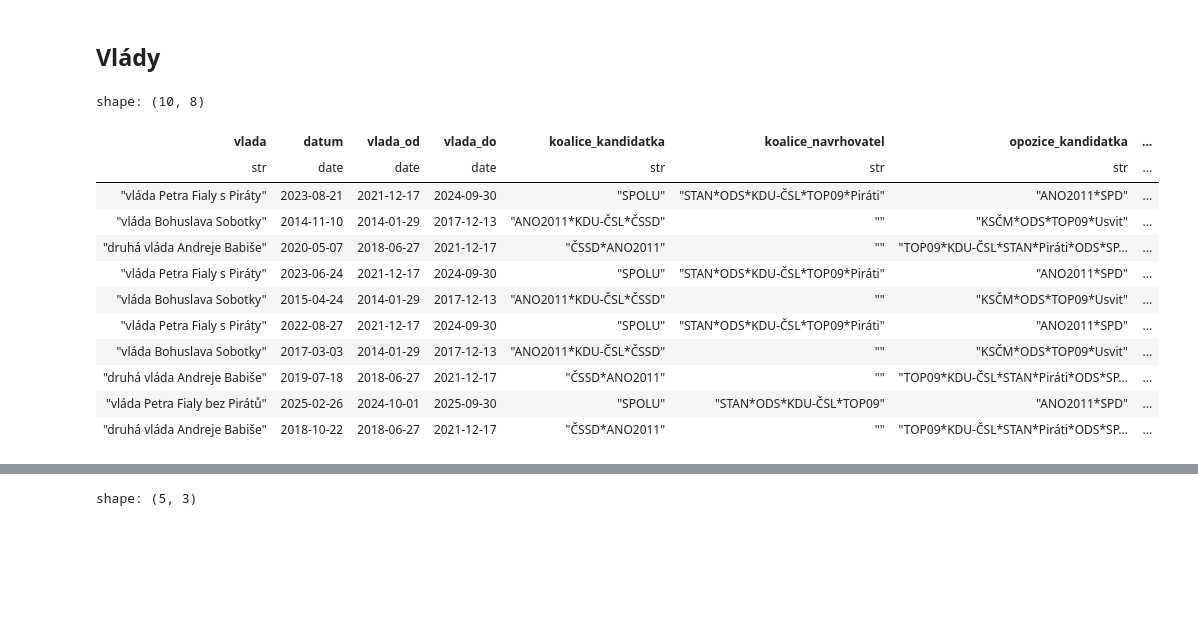
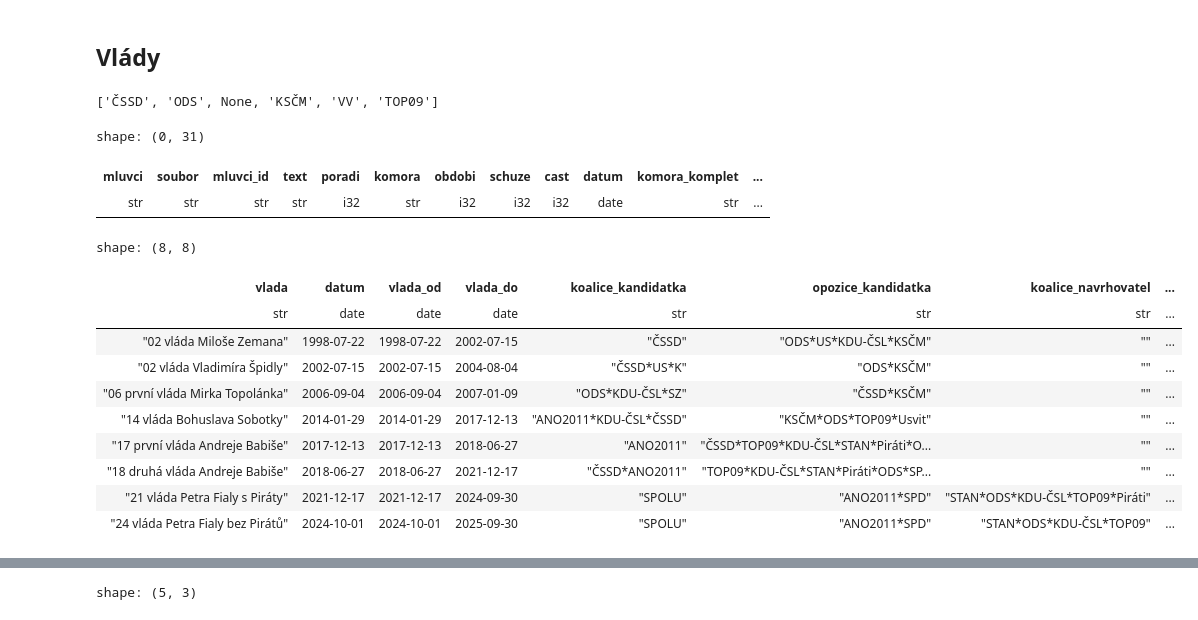
Before and after one commit to DataRozhlas/stenoprotokoly, a Jupyter notebook: 901b_mluvci.ipynb, the cells around one changed output, grey strips where cells are left out. Drawn from its saved outputs; the diff is of its cells as text; code cells hidden in the pictures; blank space fills up the shorter version.

```diff
--- a/119_mluvci.ipynb
+++ b/901b_mluvci.ipynb
@@ -664,25 +664,35 @@ shape: (210, 2)
 ## Vlády
 # %%
 import pandas as pd
+# %%
+df.filter(pl.col("obdobi") == 2010).select(pl.col("kandidatka")).unique().to_series().to_list()
+# %% [output]
+['ČSSD', 'ODS', None, 'KSČM', 'VV', 'TOP09']
+# %%
+df.filter(pl.col("obdobi") == 1996).filter(pl.col("kandidatka") == "K")
+# %% [output]
+shape: (0, 31)
+| mluvci | soubor | mluvci_id | text | poradi | komora | obdobi | schuze | cast | datum | komora_komplet | ... |
+| str | str | str | str | i32 | str | i32 | i32 | i32 | date | str | ... |
 # %%
 vlady = [
-    {'vlada': 'první vláda Václava Klause', 'vlada_od': '2. 7. 1992', 'vlada_do': '4. 7. 1996'},
-    {'vlada': 'druhá vláda Václava Klause', 'vlada_od': '4. 7. 1996', 'vlada_do': '2. 1. 1998'},
-    {'vlada': 'vláda Josefa Tošovského', 'vlada_od': '2. 1. 1998', 'vlada_do': '22. 7. 1998'},
-    {'vlada': 'vláda Miloše Zemana', 'vlada_od': '22. 7. 1998', 'vlada_do': '15. 7. 2002'},
-    {'vlada': 'vláda Vladimíra Špidly', 'vlada_od': '15. 7. 2002', 'vlada_do': '4. 8. 2004'},
-    {'vlada': 'vláda Stanislava Grosse', 'vlada_od': '4. 8. 2004', 'vlada_do': '25. 4. 2005'},
-    {'vlada': 'vláda Jiřího Paroubka', 'vlada_od': '25. 4. 2005', 'vlada_do': '4. 9. 2006'},
-    {'vlada': 'první vláda Mirka Topolánka', 'vlada_od': '4. 9. 2006', 'vlada_do': '9. 1. 2007'},
-    {'vlada': 'druhá vláda Mirka Topolánka', 'vlada_od': '9. 1. 2007', 'vlada_do': '8. 5. 2009'},
-    {'vlada': 'vláda Jana Fischera', 'vlada_od': '8. 5. 2009', 'vlada_do': '13. 7. 2010'},
-    {'vlada': 'vláda Petra Nečase', 'vlada_od': '13. 7. 2010', 'vlada_do': '10. 7. 2013'},
-    {'vlada': 'vláda Jiřího Rusnoka', 'vlada_od': '10. 7. 2013', 'vlada_do': '29. 1. 2014'},
-    {'vlada': 'vláda Bohuslava Sobotky', 'vlada_od': '29. 1. 2014', 'vlada_do': '13. 12. 2017', 'koalice_kandidatka':["ANO2011","KDU-ČSL","ČSSD"],'koalice_navrhovatel':[],'opozice_kandidatka':["KSČM","ODS","TOP09","Usvit"], 'opozice_navrhovatel':[]},
-    {'vlada': 'první vláda Andreje Babiše', 'vlada_od': '13. 12. 2017', 'vlada_do': '27. 6. 2018', 'koalice_kandidatka':["ANO2011"],'koalice_navrhovatel':[],'opozice_kandidatka':["ČSSD","TOP09","KDU-ČSL","STAN","Piráti","ODS","SPD","KSČM"],  'opozice_navrhovatel':[]},
-    {'vlada': 'druhá vláda Andreje Babiše', 'vlada_od': '27. 6. 2018', 'vlada_do': '17. 12. 2021', 'koalice_kandidatka':["ČSSD","ANO2011"],'koalice_navrhovatel':[],'opozice_kandidatka':["TOP09","KDU-ČSL","STAN","Piráti","ODS","SPD","KSČM"], 'opozice_navrhovatel':[]},
-    {'vlada': 'vláda Petra Fialy s Piráty', 'vlada_od': '17. 12. 2021', 'vlada_do': '30. 9. 2024', 'koalice_kandidatka':['SPOLU'],'koalice_navrhovatel':['STAN','ODS','KDU-ČSL','TOP09','Piráti'], 'opozice_kandidatka':['ANO2011','SPD'],'opozice_navrhovatel':[]},
-    {'vlada': 'vláda Petra Fialy bez Pirátů', 'vlada_od': '1. 10. 2024', 'vlada_do': '30. 9. 2025', 'koalice_kandidatka':['SPOLU'],'koalice_navrhovatel':['STAN','ODS','KDU-ČSL','TOP09'],'opozice_kandidatka':['ANO2011','SPD'],'opozice_navrhovatel':['Piráti']},
+    {'vlada': '92 první vláda Václava Klause', 'vlada_od': '2. 7. 1992', 'vlada_do': '4. 7. 1996'},
+    {'vlada': '96 druhá vláda Václava Klause', 'vlada_od': '4. 7. 1996', 'vlada_do': '2. 1. 1998'},
+    {'vlada': '98 vláda Josefa Tošovského', 'vlada_od': '2. 1. 1998', 'vlada_do': '22. 7. 1998'},
+    {'vlada': '02 vláda Miloše Zemana', 'vlada_od': '22. 7. 1998', 'vlada_do': '15. 7. 2002', 'koalice_kandidatka':['ČSSD'], 'opozice_kandidatka': ['ODS','US','KDU-ČSL','KSČM'], 'koalice_navrhovatel':[], 'opozice_navrhovatel':[]},
+    {'vlada': '02 vláda Vladimíra Špidly', 'vlada_od': '15. 7. 2002', 'vlada_do': '4. 8. 2004', 'koalice_kandidatka':['ČSSD','US','K'], 'opozice_kandidatka': ['ODS','KSČM'], 'koalice_navrhovatel':[], 'opozice_navrhovatel':[]},
+    {'vlada': '04 vláda Stanislava Grosse', 'vlada_od': '4. 8. 2004', 'vlada_do': '25. 4. 2005', 'koalice_kandidatka':['ČSSD','US','K'], 'opozice_kandidatka': ['ODS','KSČM'], 'koalice_navrhovatel':[], 'opozice_navrhovatel':[]},
+    {'vlada': '05 vláda Jiřího Paroubka', 'vlada_od': '25. 4. 2005', 'vlada_do': '4. 9. 2006', 'koalice_kandidatka':['ČSSD','US','K'], 'opozice_kandidatka': ['ODS','KSČM'], 'koalice_navrhovatel':[], 'opozice_navrhovatel':[]},
+    {'vlada': '06 první vláda Mirka Topolánka', 'vlada_od': '4. 9. 2006', 'vlada_do': '9. 1. 2007', 'koalice_kandidatka':['ODS','KDU-ČSL','SZ'], 'opozice_kandidatka':['ČSSD','KSČM'], 'koalice_navrhovatel':[], 'opozice_navrhovatel':[]},
+    {'vlada': '07 druhá vláda Mirka Topolánka', 'vlada_od': '9. 1. 2007', 'vlada_do': '8. 5. 2009', 'koalice_kandidatka':['ODS','KDU-ČSL','SZ'], 'opozice_kandidatka':['ČSSD','KSČM'], 'koalice_navrhovatel':[], 'opozice_navrhovatel':[]},
+    {'vlada': '09 vláda Jana Fischera', 'vlada_od': '8. 5. 2009', 'vlada_do': '13. 7. 2010'},
+    {'vlada': '10 vláda Petra Nečase', 'vlada_od': '13. 7. 2010', 'vlada_do': '10. 7. 2013'},
+    {'vlada': '13 vláda Jiřího Rusnoka', 'vlada_od': '10. 7. 2013', 'vlada_do': '29. 1. 2014'},
+    {'vlada': '14 vláda Bohuslava Sobotky', 'vlada_od': '29. 1. 2014', 'vlada_do': '13. 12. 2017', 'koalice_kandidatka':["ANO2011","KDU-ČSL","ČSSD"],'koalice_navrhovatel':[],'opozice_kandidatka':["KSČM","ODS","TOP09","Usvit"], 'opozice_navrhovatel':[]},
+    {'vlada': '17 první vláda Andreje Babiše', 'vlada_od': '13. 12. 2017', 'vlada_do': '27. 6. 2018', 'koalice_kandidatka':["ANO2011"],'koalice_navrhovatel':[],'opozice_kandidatka':["ČSSD","TOP09","KDU-ČSL","STAN","Piráti","ODS","SPD","KSČM"],  'opozice_navrhovatel':[]},
+    {'vlada': '18 druhá vláda Andreje Babiše', 'vlada_od': '27. 6. 2018', 'vlada_do': '17. 12. 2021', 'koalice_kandidatka':["ČSSD","ANO2011"],'koalice_navrhovatel':[],'opozice_kandidatka':["TOP09","KDU-ČSL","STAN","Piráti","ODS","SPD","KSČM"], 'opozice_navrhovatel':[]},
+    {'vlada': '21 vláda Petra Fialy s Piráty', 'vlada_od': '17. 12. 2021', 'vlada_do': '30. 9. 2024', 'koalice_kandidatka':['SPOLU'],'koalice_navrhovatel':['STAN','ODS','KDU-ČSL','TOP09','Piráti'], 'opozice_kandidatka':['ANO2011','SPD'],'opozice_navrhovatel':[]},
+    {'vlada': '24 vláda Petra Fialy bez Pirátů', 'vlada_od': '1. 10. 2024', 'vlada_do': '30. 9. 2025', 'koalice_kandidatka':['SPOLU'],'koalice_navrhovatel':['STAN','ODS','KDU-ČSL','TOP09'],'opozice_kandidatka':['ANO2011','SPD'],'opozice_navrhovatel':['Piráti']},
 ]
 
 vlady = pl.DataFrame(
@@ -705,20 +715,18 @@ vlady = vlady.group_by(
     ~pl.col('koalice_kandidatka').is_null()
 )
 # %%
-vlady.sample(10)
+vlady.unique(subset="vlada",keep="first").sort(by="vlada")
 # %% [output]
-shape: (10, 8)
+shape: (8, 8)
-| vlada | datum | vlada_od | vlada_do | koalice_kandidatka | koalice_navrhovatel | opozice_kandidatka | ... |
+| vlada | datum | vlada_od | vlada_do | koalice_kandidatka | opozice_kandidatka | koalice_navrhovatel | ... |
 | str | date | date | date | str | str | str | ... |
-| "vláda Petra Fialy s Piráty" | 2023-08-21 | 2021-12-17 | 2024-09-30 | "SPOLU" | "STAN*ODS*KDU-ČSL*TOP09*Piráti" | "ANO2011*SPD" | ... |
-| "vláda Bohuslava Sobotky" | 2014-11-10 | 2014-01-29 | 2017-12-13 | "ANO2011*KDU-ČSL*ČSSD" | "" | "KSČM*ODS*TOP09*Usvit" | ... |
-| "druhá vláda Andreje Babiše" | 2020-05-07 | 2018-06-27 | 2021-12-17 | "ČSSD*ANO2011" | "" | "TOP09*KDU-ČSL*STAN*Piráti*ODS*SP... | ... |
-| "vláda Petra Fialy s Piráty" | 2023-06-24 | 2021-12-17 | 2024-09-30 | "SPOLU" | "STAN*ODS*KDU-ČSL*TOP09*Piráti" | "ANO2011*SPD" | ... |
-| "vláda Bohuslava Sobotky" | 2015-04-24 | 2014-01-29 | 2017-12-13 | "ANO2011*KDU-ČSL*ČSSD" | "" | "KSČM*ODS*TOP09*Usvit" | ... |
-| "vláda Petra Fialy s Piráty" | 2022-08-27 | 2021-12-17 | 2024-09-30 | "SPOLU" | "STAN*ODS*KDU-ČSL*TOP09*Piráti" | "ANO2011*SPD" | ... |
-| "vláda Bohuslava Sobotky" | 2017-03-03 | 2014-01-29 | 2017-12-13 | "ANO2011*KDU-ČSL*ČSSD" | "" | "KSČM*ODS*TOP09*Usvit" | ... |
-| "druhá vláda Andreje Babiše" | 2019-07-18 | 2018-06-27 | 2021-12-17 | "ČSSD*ANO2011" | "" | "TOP09*KDU-ČSL*STAN*Piráti*ODS*SP... | ... |
-| "vláda Petra Fialy bez Pirátů" | 2025-02-26 | 2024-10-01 | 2025-09-30 | "SPOLU" | "STAN*ODS*KDU-ČSL*TOP09" | "ANO2011*SPD" | ... |
-| "druhá vláda Andreje Babiše" | 2018-10-22 | 2018-06-27 | 2021-12-17 | "ČSSD*ANO2011" | "" | "TOP09*KDU-ČSL*STAN*Piráti*ODS*SP... | ... |
+| "02 vláda Miloše Zemana" | 1998-07-22 | 1998-07-22 | 2002-07-15 | "ČSSD" | "ODS*US*KDU-ČSL*KSČM" | "" | ... |
+| "02 vláda Vladimíra Špidly" | 2002-07-15 | 2002-07-15 | 2004-08-04 | "ČSSD*US*K" | "ODS*KSČM" | "" | ... |
+| "06 první vláda Mirka Topolánka" | 2006-09-04 | 2006-09-04 | 2007-01-09 | "ODS*KDU-ČSL*SZ" | "ČSSD*KSČM" | "" | ... |
+| "14 vláda Bohuslava Sobotky" | 2014-01-29 | 2014-01-29 | 2017-12-13 | "ANO2011*KDU-ČSL*ČSSD" | "KSČM*ODS*TOP09*Usvit" | "" | ... |
+| "17 první vláda Andreje Babiše" | 2017-12-13 | 2017-12-13 | 2018-06-27 | "ANO2011" | "ČSSD*TOP09*KDU-ČSL*STAN*Piráti*O... | "" | ... |
+| "18 druhá vláda Andreje Babiše" | 2018-06-27 | 2018-06-27 | 2021-12-17 | "ČSSD*ANO2011" | "TOP09*KDU-ČSL*STAN*Piráti*ODS*SP... | "" | ... |
+| "21 vláda Petra Fialy s Piráty" | 2021-12-17 | 2021-12-17 | 2024-09-30 | "SPOLU" | "ANO2011*SPD" | "STAN*ODS*KDU-ČSL*TOP09*Piráti" | ... |
+| "24 vláda Petra Fialy bez Pirátů" | 2024-10-01 | 2024-10-01 | 2025-09-30 | "SPOLU" | "ANO2011*SPD" | "STAN*ODS*KDU-ČSL*TOP09" | ... |
 # %%
 df_vlady = df.filter(
```
Also changed, not shown: parts of 31 cells of this notebook, 18 other files.
